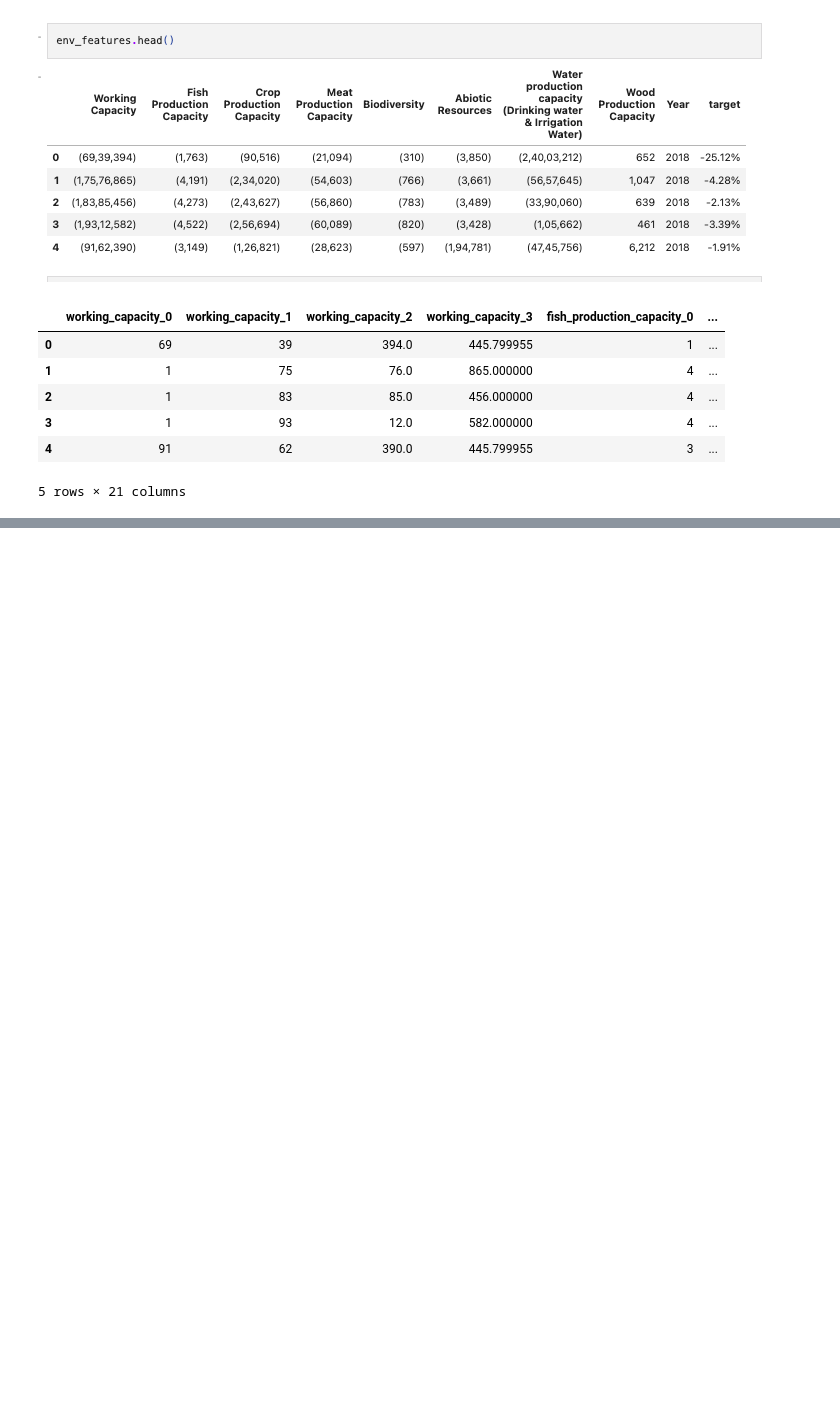
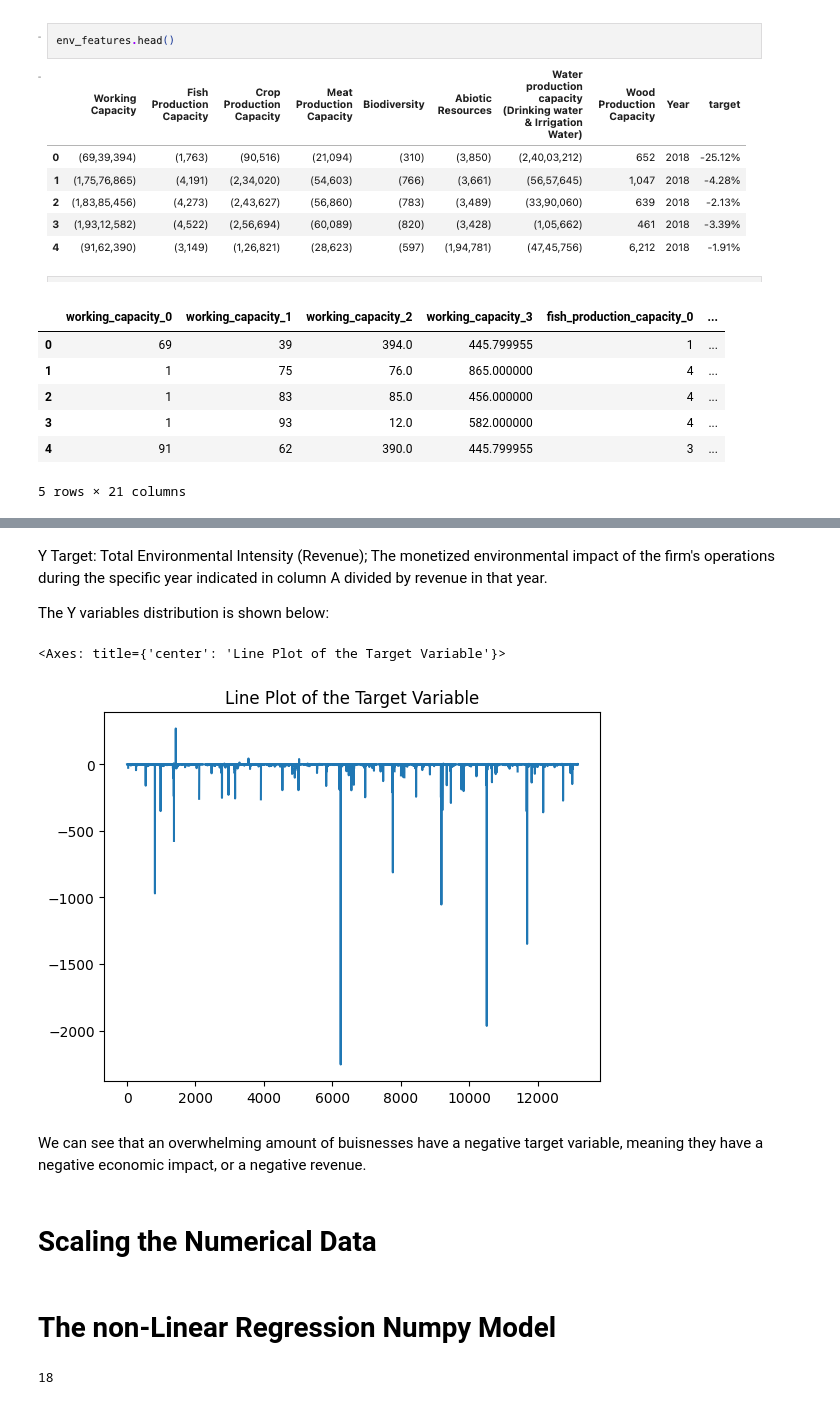
Before and after one commit to Bryan-Az/TF-PyTorch-Jax, a Jupyter notebook: Jax-NN/Jax_NN.ipynb, the cells around one changed output, grey strips where cells are left out. Cells and saved outputs as stored; diff of their text form; code cells hidden in the pictures; blank space fills up the shorter version.

```diff
--- a/Jax-NN/Jax_NN.ipynb
+++ b/Jax-NN/Jax_NN.ipynb
@@ -26,0 +94,4 @@ environmental_data.head()
+# %% [markdown]
+Y Target: Total Environmental Intensity (Revenue); The monetized environmental impact of the firm's operations during the specific year indicated in column A divided by revenue in that year.
+
+The Y variables distribution is shown below:
@@ -26,0 +100,9 @@ environmental_data.head()
+# %%
+numerical_features.loc[:, 'target'].plot(title='Line Plot of the Target Variable')
+# %% [output]
+<Axes: title={'center': 'Line Plot of the Target Variable'}>
+[figure, added]
+# %% [markdown]
+We can see that an overwhelming amount of buisnesses have a negative target variable, meaning they have a negative economic impact, or a negative revenue.
+# %% [markdown]
+# Scaling the Numerical Data
@@ -26,0 +116,2 @@ environmental_data.head()
+# %% [markdown]
+# The non-Linear Regression Numpy Model
@@ -26,0 +196,8 @@ environmental_data.head()
+# %%
+loss = MSE()
+num_features = X.shape[1]
+print(num_features)
+threeLayerNonLinearModel = nonLinearModel(num_features, 64, 32, 1)
+y_pred = threeLayerNonLinearModel(jnp.array(X_scaled))
+# %% [output]
+18
```
Also changed, not shown: parts of 38 cells of this notebook.
